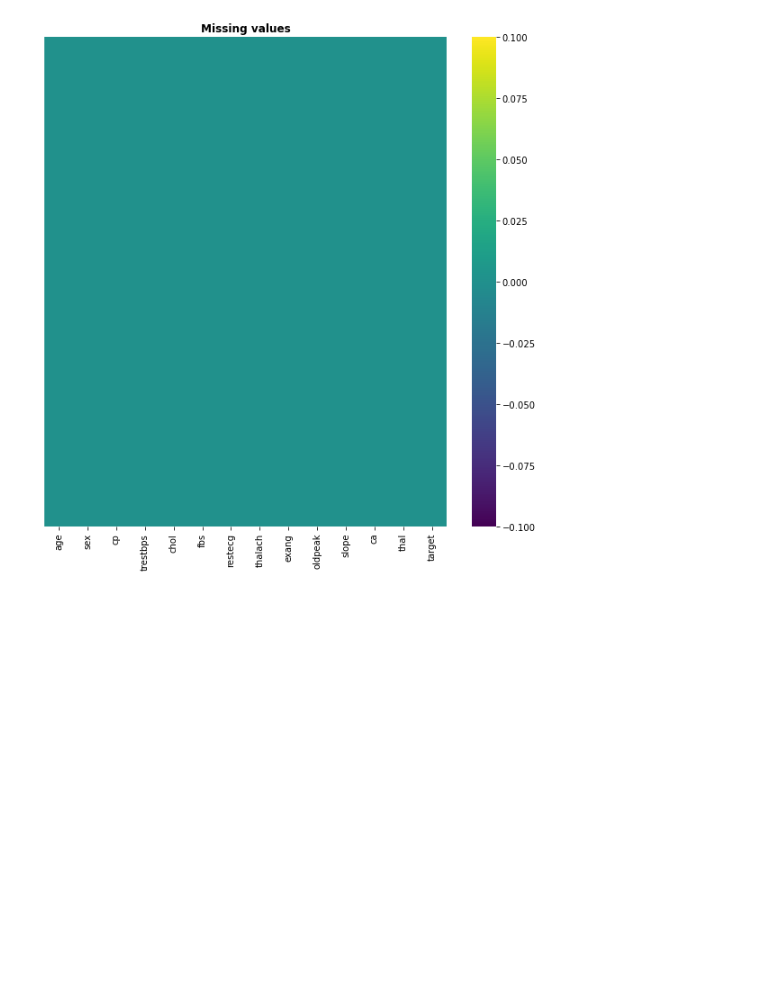
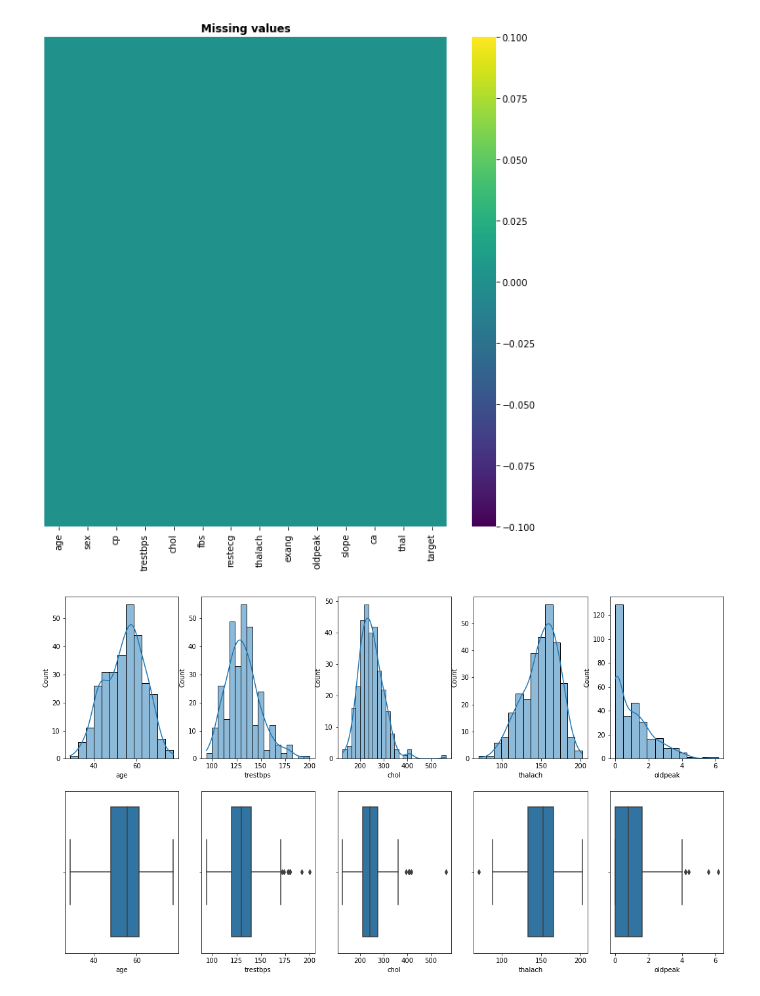
Before and after one commit to LucianPopaLVP/Project-4---Unsupervised-Machine-Learning, a Jupyter notebook: heart_disease_report_unsupervised_learning.ipynb, the cells around one changed output. Drawn from its saved outputs; the diff is of its cells as text; code cells hidden in the pictures; blank space fills up the shorter version.

```diff
--- a/heart_disease_report_unsupervised_learning.ipynb
+++ b/heart_disease_report_unsupervised_learning.ipynb
@@ -281,3 +281,29 @@ ax = sns.heatmap(clean_df.isnull(),yticklabels=False,cbar='viridis',cmap='viridi
 plt.show()
 # %% [output]
 [figure]
+# %%
+# Finding outliers and plotting histograms for all numerical features
+
+plt.figure(figsize=(18,10))
+plt.subplot(2,5,1)
+sns.histplot(clean_df['age'],kde=True)
+plt.subplot(2,5,6)
+sns.boxplot(clean_df['age'])
+plt.subplot(2,5,2)
+sns.histplot(clean_df['trestbps'],kde=True)
+plt.subplot(2,5,7)
+sns.boxplot(clean_df['trestbps'])
+plt.subplot(2,5,3)
+sns.histplot(clean_df['chol'],kde=True)
+plt.subplot(2,5,8)
+sns.boxplot(clean_df['chol'])
+plt.subplot(2,5,4)
+sns.histplot(clean_df['thalach'],kde=True)
+plt.subplot(2,5,9)
+sns.boxplot(clean_df['thalach'])
+plt.subplot(2,5,5)
+sns.histplot(clean_df['oldpeak'],kde=True)
+plt.subplot(2,5,10)
+sns.boxplot(clean_df['oldpeak']);
+# %% [output]
+[figure, added]
```
Also changed, not shown: parts of 3 cells of this notebook.
